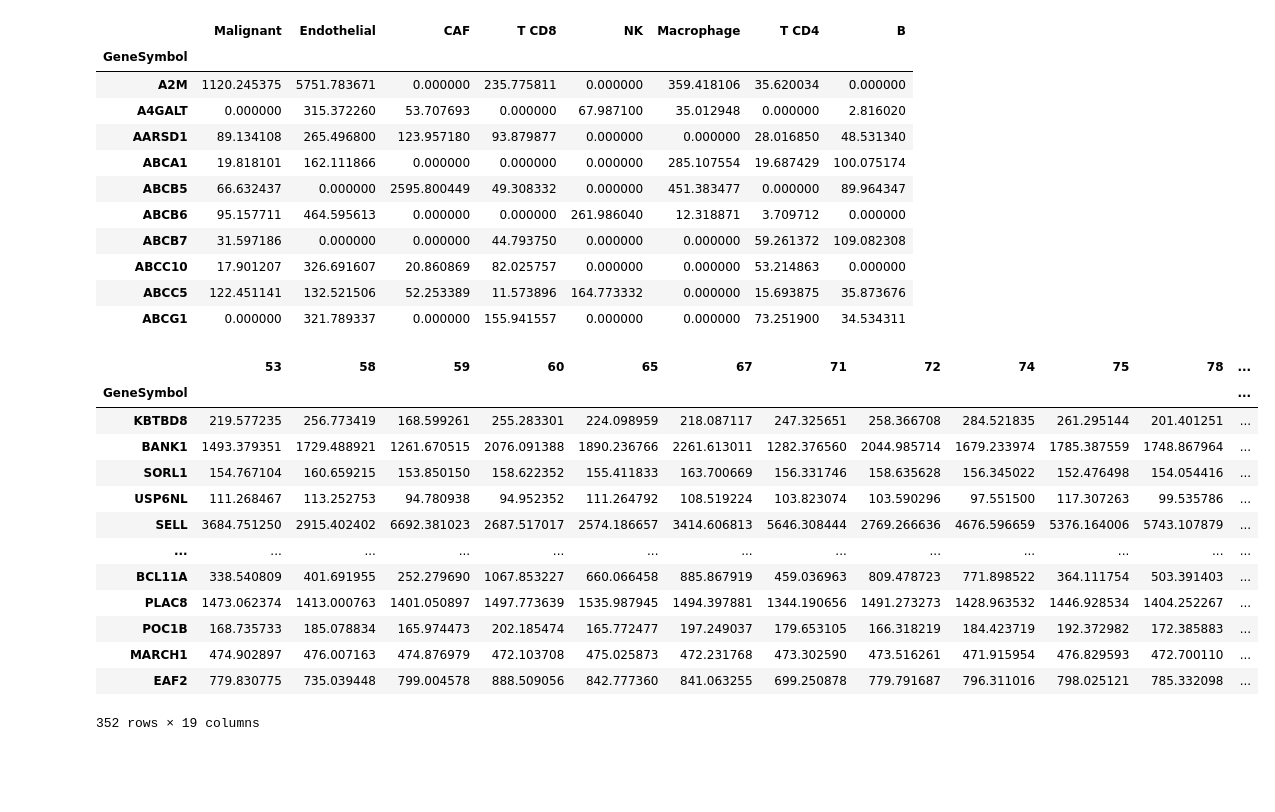
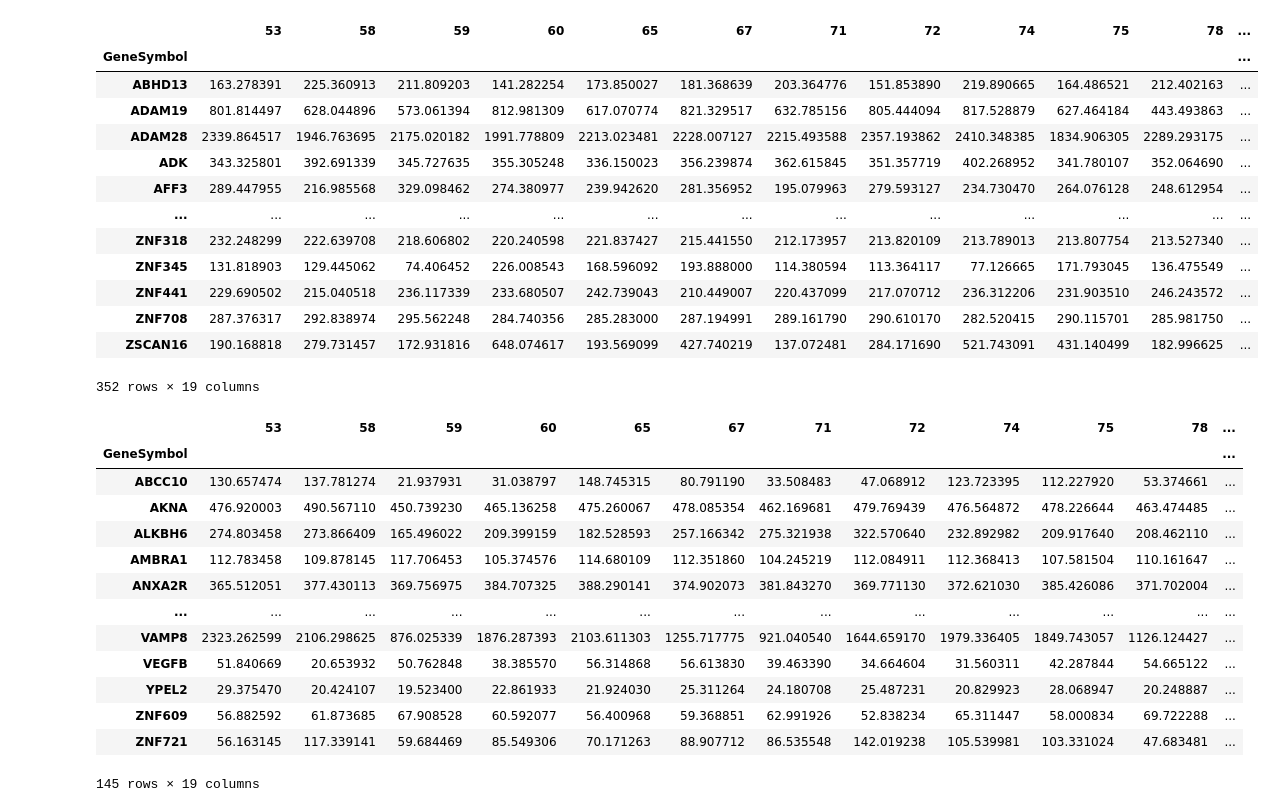
Before and after one commit to davidliu-lab/deconv, a Jupyter notebook: 4 - run expression imputation.ipynb, the cells around one changed output. Cells and saved outputs as stored; diff of their text form; code cells hidden in the pictures; blank space fills up the shorter version.

```diff
--- a/4 - run expression imputation.ipynb
+++ b/4 - run expression imputation.ipynb
@@ -27,47 +121,53 @@ pd.read_csv(
 # %%
-path = "gs://liulab/csx_experiments/imputation/out/CIBERSORTxGEP_NA_GEPs.txt"
+path = "gs://liulab/csx_experiments/imputation/out/CIBERSORTxHiRes_NA_Bcells_Window10.txt"
 
-pd.read_csv(
+geps_by_sample_b = pd.read_csv(
     path,
     sep="\t",
     index_col=0,
-    nrows=10
-).rename(columns=weird_to_nice)
+#     nrows=10
+).sort_index()
+
+geps_by_sample_b
 # %% [output]
-|  | Malignant | Endothelial | CAF | T CD8 | NK | Macrophage | T CD4 | B |
-| GeneSymbol |  |  |  |  |  |  |  |  |
-| A2M | 1120.245375 | 5751.783671 | 0.000000 | 235.775811 | 0.000000 | 359.418106 | 35.620034 | 0.000000 |
-| A4GALT | 0.000000 | 315.372260 | 53.707693 | 0.000000 | 67.987100 | 35.012948 | 0.000000 | 2.816020 |
-| AARSD1 | 89.134108 | 265.496800 | 123.957180 | 93.879877 | 0.000000 | 0.000000 | 28.016850 | 48.531340 |
-| ABCA1 | 19.818101 | 162.111866 | 0.000000 | 0.000000 | 0.000000 | 285.107554 | 19.687429 | 100.075174 |
-| ABCB5 | 66.632437 | 0.000000 | 2595.800449 | 49.308332 | 0.000000 | 451.383477 | 0.000000 | 89.964347 |
-| ABCB6 | 95.157711 | 464.595613 | 0.000000 | 0.000000 | 261.986040 | 12.318871 | 3.709712 | 0.000000 |
-| ABCB7 | 31.597186 | 0.000000 | 0.000000 | 44.793750 | 0.000000 | 0.000000 | 59.261372 | 109.082308 |
-| ABCC10 | 17.901207 | 326.691607 | 20.860869 | 82.025757 | 0.000000 | 0.000000 | 53.214863 | 0.000000 |
-| ABCC5 | 122.451141 | 132.521506 | 52.253389 | 11.573896 | 164.773332 | 0.000000 | 15.693875 | 35.873676 |
-| ABCG1 | 0.000000 | 321.789337 | 0.000000 | 155.941557 | 0.000000 | 0.000000 | 73.251900 | 34.534311 |
+|  | 53 | 58 | 59 | 60 | 65 | 67 | 71 | 72 | 74 | 75 | 78 | ... |
+| GeneSymbol |  |  |  |  |  |  |  |  |  |  |  | ... |
+| ABHD13 | 163.278391 | 225.360913 | 211.809203 | 141.282254 | 173.850027 | 181.368639 | 203.364776 | 151.853890 | 219.890665 | 164.486521 | 212.402163 | ... |
+| ADAM19 | 801.814497 | 628.044896 | 573.061394 | 812.981309 | 617.070774 | 821.329517 | 632.785156 | 805.444094 | 817.528879 | 627.464184 | 443.493863 | ... |
+| ADAM28 | 2339.864517 | 1946.763695 | 2175.020182 | 1991.778809 | 2213.023481 | 2228.007127 | 2215.493588 | 2357.193862 | 2410.348385 | 1834.906305 | 2289.293175 | ... |
+| ADK | 343.325801 | 392.691339 | 345.727635 | 355.305248 | 336.150023 | 356.239874 | 362.615845 | 351.357719 | 402.268952 | 341.780107 | 352.064690 | ... |
+| AFF3 | 289.447955 | 216.985568 | 329.098462 | 274.380977 | 239.942620 | 281.356952 | 195.079963 | 279.593127 | 234.730470 | 264.076128 | 248.612954 | ... |
+| ... | ... | ... | ... | ... | ... | ... | ... | ... | ... | ... | ... | ... |
+| ZNF318 | 232.248299 | 222.639708 | 218.606802 | 220.240598 | 221.837427 | 215.441550 | 212.173957 | 213.820109 | 213.789013 | 213.807754 | 213.527340 | ... |
+| ZNF345 | 131.818903 | 129.445062 | 74.406452 | 226.008543 | 168.596092 | 193.888000 | 114.380594 | 113.364117 | 77.126665 | 171.793045 | 136.475549 | ... |
+| ZNF441 | 229.690502 | 215.040518 | 236.117339 | 233.680507 | 242.739043 | 210.449007 | 220.437099 | 217.070712 | 236.312206 | 231.903510 | 246.243572 | ... |
+| ZNF708 | 287.376317 | 292.838974 | 295.562248 | 284.740356 | 285.283000 | 287.194991 | 289.161790 | 290.610170 | 282.520415 | 290.115701 | 285.981750 | ... |
+| ZSCAN16 | 190.168818 | 279.731457 | 172.931816 | 648.074617 | 193.569099 | 427.740219 | 137.072481 | 284.171690 | 521.743091 | 431.140499 | 182.996625 | ... |
+352 rows × 19 columns
 # %%
-path = "gs://liulab/csx_experiments/imputation/out/CIBERSORTxHiRes_NA_Bcells_Window10.txt"
+path = "gs://liulab/csx_experiments/imputation/out/CIBERSORTxHiRes_NA_TcellsCD4_Window10.txt"
 
-pd.read_csv(
+geps_by_sample_t_cd4 = pd.read_csv(
     path,
     sep="\t",
     index_col=0,
 #     nrows=10
-)  #.rename(columns=weird_to_nice)
+).sort_index()
+
+geps_by_sample_t_cd4
 # %% [output]
 |  | 53 | 58 | 59 | 60 | 65 | 67 | 71 | 72 | 74 | 75 | 78 | ... |
 | GeneSymbol |  |  |  |  |  |  |  |  |  |  |  | ... |
-| KBTBD8 | 219.577235 | 256.773419 | 168.599261 | 255.283301 | 224.098959 | 218.087117 | 247.325651 | 258.366708 | 284.521835 | 261.295144 | 201.401251 | ... |
-| BANK1 | 1493.379351 | 1729.488921 | 1261.670515 | 2076.091388 | 1890.236766 | 2261.613011 | 1282.376560 | 2044.985714 | 1679.233974 | 1785.387559 | 1748.867964 | ... |
-| SORL1 | 154.767104 | 160.659215 | 153.850150 | 158.622352 | 155.411833 | 163.700669 | 156.331746 | 158.635628 | 156.345022 | 152.476498 | 154.054416 | ... |
-| USP6NL | 111.268467 | 113.252753 | 94.780938 | 94.952352 | 111.264792 | 108.519224 | 103.823074 | 103.590296 | 97.551500 | 117.307263 | 99.535786 | ... |
-| SELL | 3684.751250 | 2915.402402 | 6692.381023 | 2687.517017 | 2574.186657 | 3414.606813 | 5646.308444 | 2769.266636 | 4676.596659 | 5376.164006 | 5743.107879 | ... |
+| ABCC10 | 130.657474 | 137.781274 | 21.937931 | 31.038797 | 148.745315 | 80.791190 | 33.508483 | 47.068912 | 123.723395 | 112.227920 | 53.374661 | ... |
+| AKNA | 476.920003 | 490.567110 | 450.739230 | 465.136258 | 475.260067 | 478.085354 | 462.169681 | 479.769439 | 476.564872 | 478.226644 | 463.474485 | ... |
+| ALKBH6 | 274.803458 | 273.866409 | 165.496022 | 209.399159 | 182.528593 | 257.166342 | 275.321938 | 322.570640 | 232.892982 | 209.917640 | 208.462110 | ... |
+| AMBRA1 | 112.783458 | 109.878145 | 117.706453 | 105.374576 | 114.680109 | 112.351860 | 104.245219 | 112.084911 | 112.368413 | 107.581504 | 110.161647 | ... |
+| ANXA2R | 365.512051 | 377.430113 | 369.756975 | 384.707325 | 388.290141 | 374.902073 | 381.843270 | 369.771130 | 372.621030 | 385.426086 | 371.702004 | ... |
 | ... | ... | ... | ... | ... | ... | ... | ... | ... | ... | ... | ... | ... |
-| BCL11A | 338.540809 | 401.691955 | 252.279690 | 1067.853227 | 660.066458 | 885.867919 | 459.036963 | 809.478723 | 771.898522 | 364.111754 | 503.391403 | ... |
-| PLAC8 | 1473.062374 | 1413.000763 | 1401.050897 | 1497.773639 | 1535.987945 | 1494.397881 | 1344.190656 | 1491.273273 | 1428.963532 | 1446.928534 | 1404.252267 | ... |
-| POC1B | 168.735733 | 185.078834 | 165.974473 | 202.185474 | 165.772477 | 197.249037 | 179.653105 | 166.318219 | 184.423719 | 192.372982 | 172.385883 | ... |
-| MARCH1 | 474.902897 | 476.007163 | 474.876979 | 472.103708 | 475.025873 | 472.231768 | 473.302590 | 473.516261 | 471.915954 | 476.829593 | 472.700110 | ... |
-| EAF2 | 779.830775 | 735.039448 | 799.004578 | 888.509056 | 842.777360 | 841.063255 | 699.250878 | 779.791687 | 796.311016 | 798.025121 | 785.332098 | ... |
+| VAMP8 | 2323.262599 | 2106.298625 | 876.025339 | 1876.287393 | 2103.611303 | 1255.717775 | 921.040540 | 1644.659170 | 1979.336405 | 1849.743057 | 1126.124427 | ... |
+| VEGFB | 51.840669 | 20.653932 | 50.762848 | 38.385570 | 56.314868 | 56.613830 | 39.463390 | 34.664604 | 31.560311 | 42.287844 | 54.665122 | ... |
+| YPEL2 | 29.375470 | 20.424107 | 19.523400 | 22.861933 | 21.924030 | 25.311264 | 24.180708 | 25.487231 | 20.829923 | 28.068947 | 20.248887 | ... |
+| ZNF609 | 56.882592 | 61.873685 | 67.908528 | 60.592077 | 56.400968 | 59.368851 | 62.991926 | 52.838234 | 65.311447 | 58.000834 | 69.722288 | ... |
+| ZNF721 | 56.163145 | 117.339141 | 59.684469 | 85.549306 | 70.171263 | 88.907712 | 86.535548 | 142.019238 | 105.539981 | 103.331024 | 47.683481 | ... |
-352 rows × 19 columns
+145 rows × 19 columns
 # %%
```
Also changed, not shown: parts of 27 cells of this notebook.
